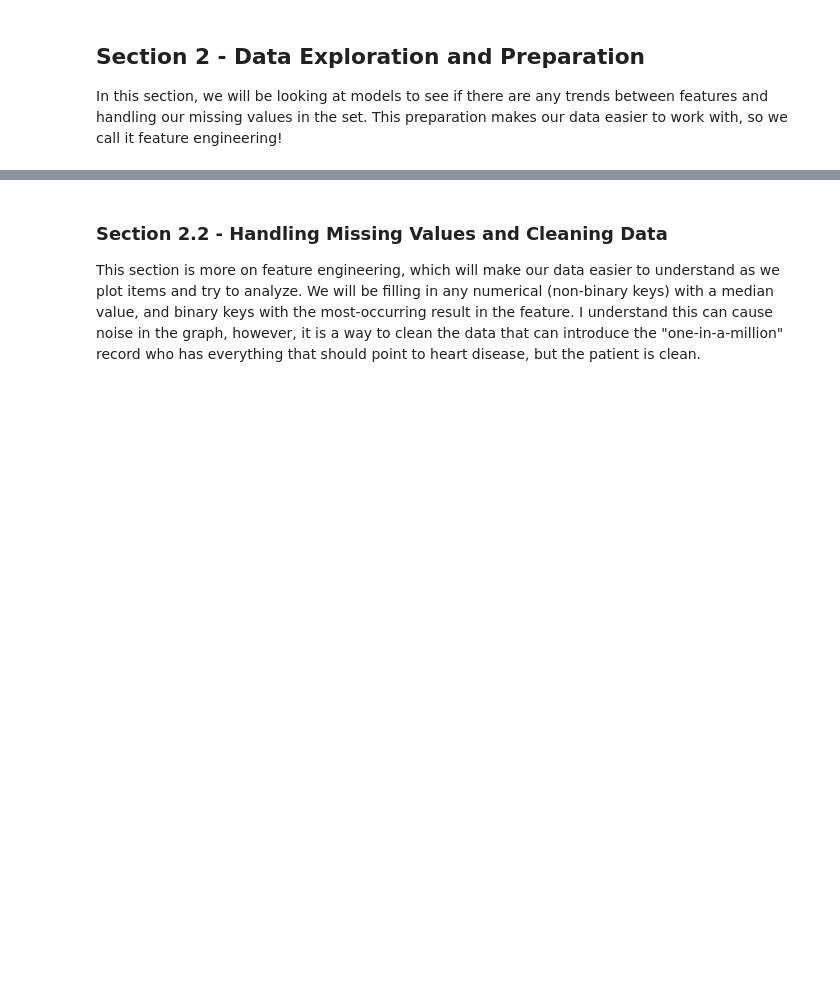
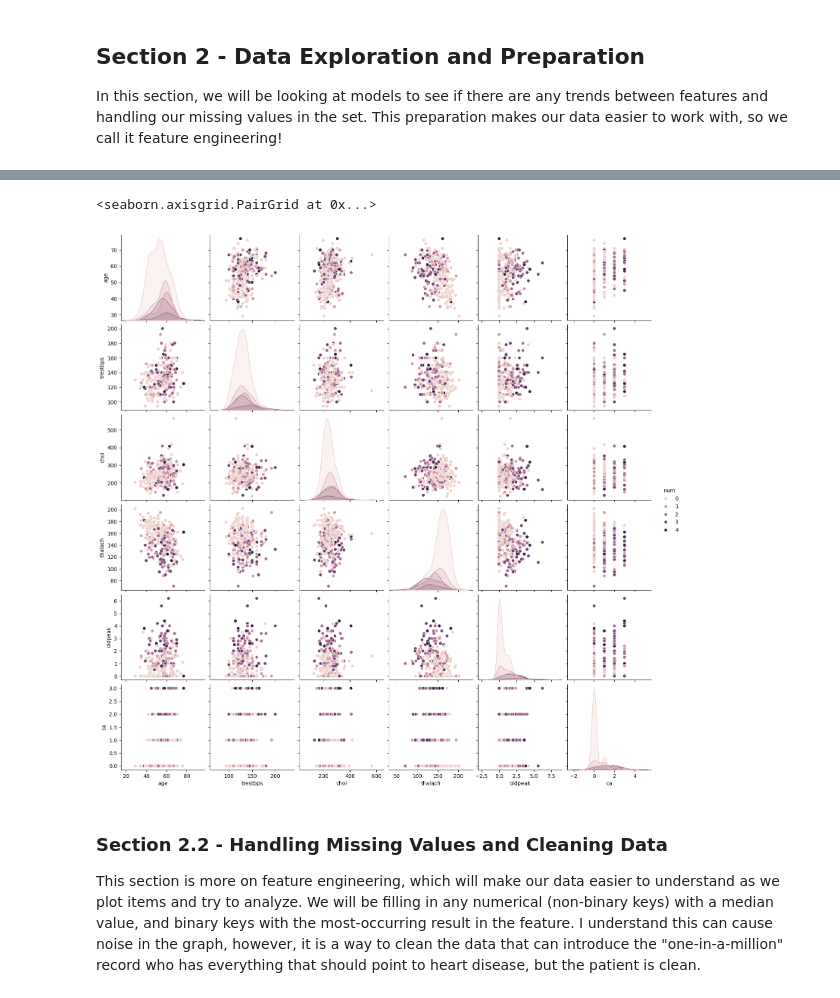
Before and after one commit to karlidean/ml-classification-karlidean, a Jupyter notebook: notebooks/classification_karlidean.ipynb, the cells around one changed output, grey strips where cells are left out. Drawn from its saved outputs; the diff is of its cells as text; code cells hidden in the pictures; blank space fills up the shorter version.

```diff
--- a/notebooks/classification_karlidean.ipynb
+++ b/notebooks/classification_karlidean.ipynb
@@ -105,3 +125,9 @@ This part of data exploration is very fun because we get to look at pretty pictu
+# %%
+# Creating a pairplot series of the data I want to evaluate
+sns.pairplot(df[['age', 'trestbps', 'chol', 'thalach', 'oldpeak', 'ca', 'num']], hue='num')
+# %% [output]
+<seaborn.axisgrid.PairGrid at 0x...>
+[figure, added]
 # %% [markdown]
 ### Section 2.2 - Handling Missing Values and Cleaning Data
 This section is more on feature engineering, which will make our data easier to understand as we plot items and try to analyze. We will be filling in any numerical (non-binary keys) with a median value, and binary keys with the most-occurring result in the feature. I understand this can cause noise in the graph, however, it is a way to clean the data that can introduce the "one-in-a-million" record who has everything that should point to heart disease, but the patient is clean.
```
Also changed, not shown: parts of 10 cells of this notebook, 1 other file.
